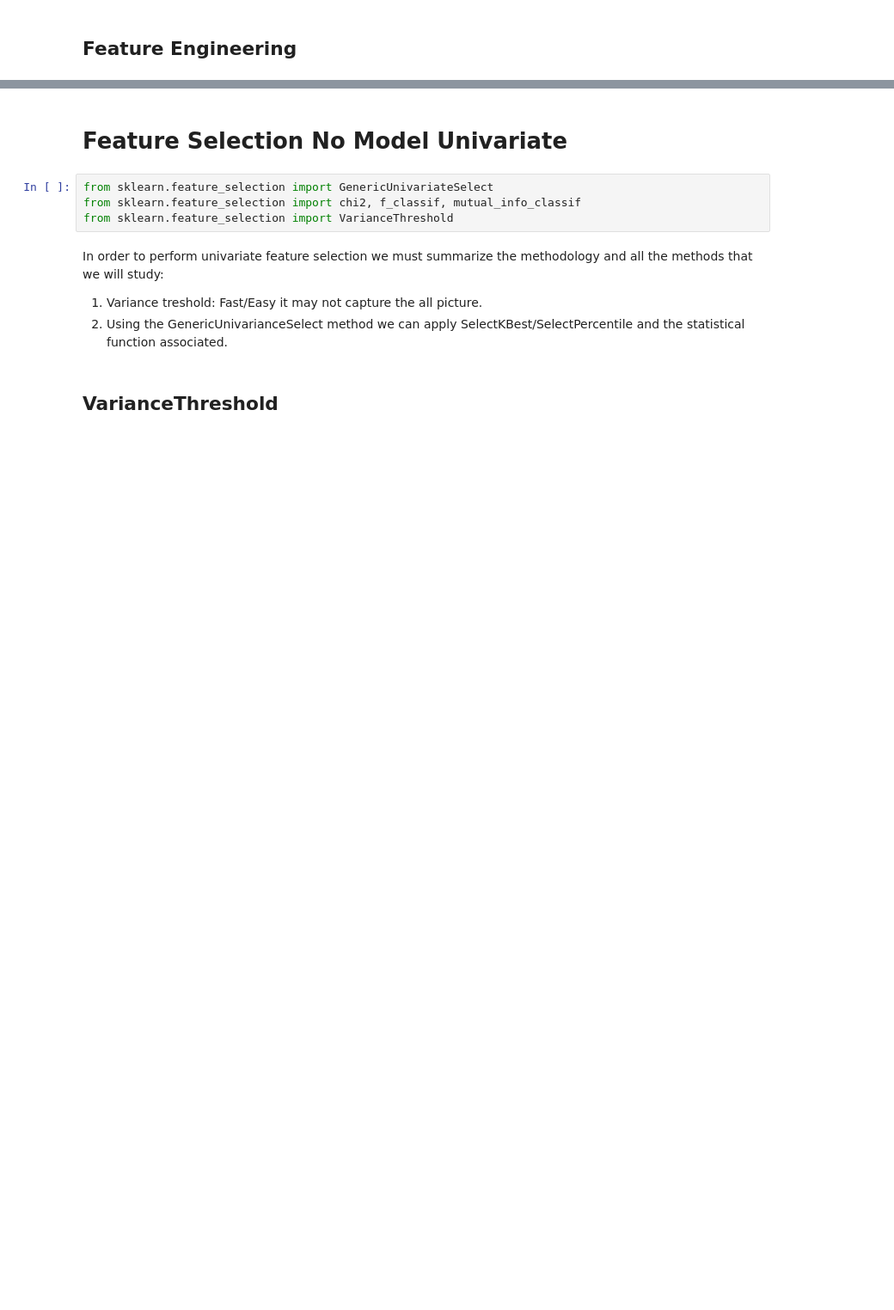
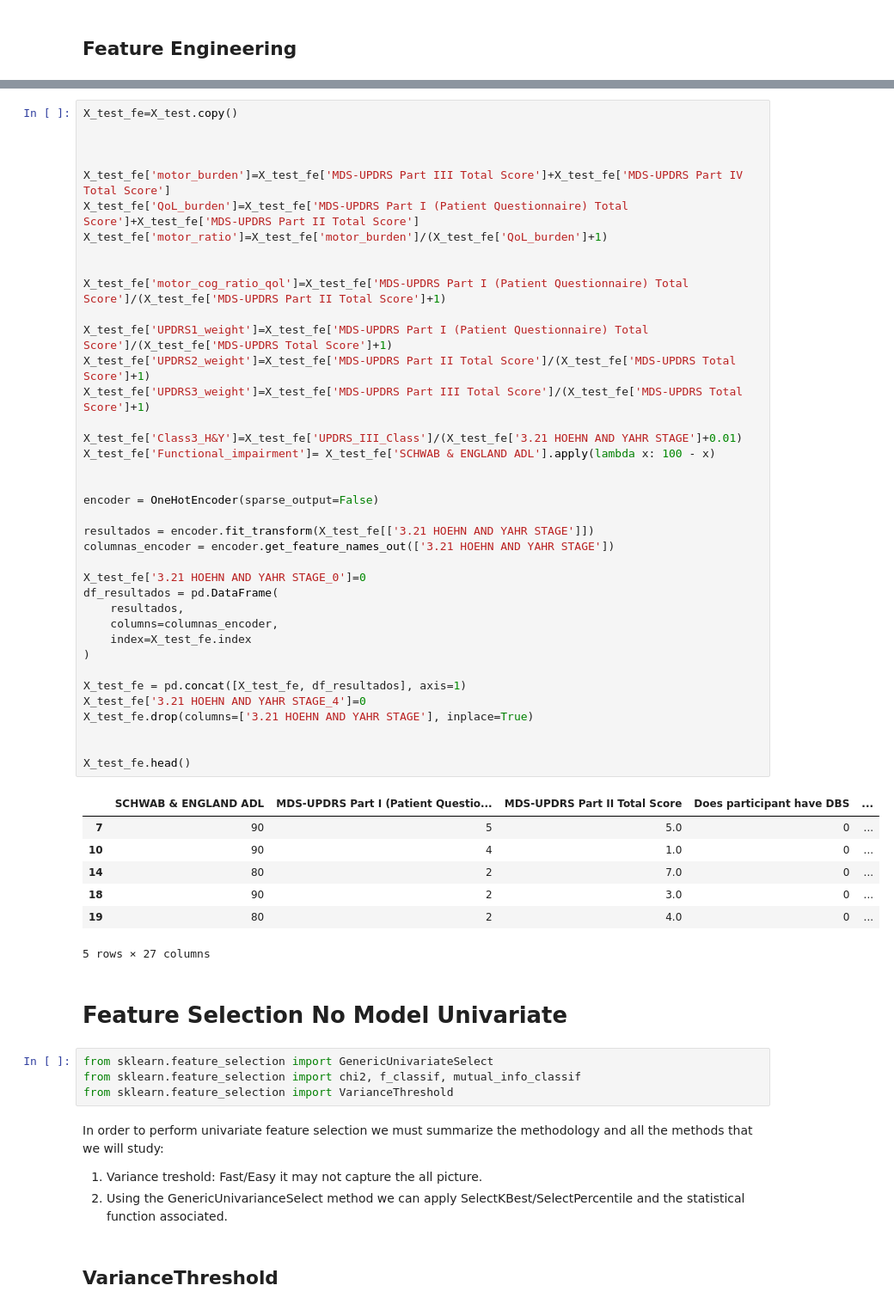
Before and after one commit to fserracrespi/PD_Project_UofL, a Jupyter notebook: PD_DATA/MODELS DEVELOPMENT/MODEL_DEVELOPMENT/Motor_model.ipynb, the cells around one changed output, grey strips where cells are left out. Shown at 86% size. Cells and saved outputs as stored; diff of their text form; blank space fills up the shorter version.

```diff
--- a/PD_DATA/MODELS DEVELOPMENT/MODEL_DEVELOPMENT/Motor_model.ipynb
+++ b/PD_DATA/MODELS DEVELOPMENT/MODEL_DEVELOPMENT/Motor_model.ipynb
@@ -87,6 +91,52 @@ X_train_fe.head()
 | 3 | 90 | 8 | 8.0 | 0 | ... |
 | 4 | 85 | 4 | 9.0 | 0 | ... |
 5 rows × 27 columns
+# %%
+X_test_fe=X_test.copy()
+
+
+
+X_test_fe['motor_burden']=X_test_fe['MDS-UPDRS Part III Total Score']+X_test_fe['MDS-UPDRS Part IV Total Score']
+X_test_fe['QoL_burden']=X_test_fe['MDS-UPDRS Part I (Patient Questionnaire) Total Score']+X_test_fe['MDS-UPDRS Part II Total Score']
+X_test_fe['motor_ratio']=X_test_fe['motor_burden']/(X_test_fe['QoL_burden']+1)
+
+
+X_test_fe['motor_cog_ratio_qol']=X_test_fe['MDS-UPDRS Part I (Patient Questionnaire) Total Score']/(X_test_fe['MDS-UPDRS Part II Total Score']+1)
+
+X_test_fe['UPDRS1_weight']=X_test_fe['MDS-UPDRS Part I (Patient Questionnaire) Total Score']/(X_test_fe['MDS-UPDRS Total Score']+1)
+X_test_fe['UPDRS2_weight']=X_test_fe['MDS-UPDRS Part II Total Score']/(X_test_fe['MDS-UPDRS Total Score']+1)
+X_test_fe['UPDRS3_weight']=X_test_fe['MDS-UPDRS Part III Total Score']/(X_test_fe['MDS-UPDRS Total Score']+1)
+
+X_test_fe['Class3_H&Y']=X_test_fe['UPDRS_III_Class']/(X_test_fe['3.21 HOEHN AND YAHR STAGE']+0.01)
+X_test_fe['Functional_impairment']= X_test_fe['SCHWAB & ENGLAND ADL'].apply(lambda x: 100 - x)
+
+
+encoder = OneHotEncoder(sparse_output=False)
+
+resultados = encoder.fit_transform(X_test_fe[['3.21 HOEHN AND YAHR STAGE']])
+columnas_encoder = encoder.get_feature_names_out(['3.21 HOEHN AND YAHR STAGE'])
+
+X_test_fe['3.21 HOEHN AND YAHR STAGE_0']=0
+df_resultados = pd.DataFrame(
+    resultados,
+    columns=columnas_encoder,
+    index=X_test_fe.index
+)
+
+X_test_fe = pd.concat([X_test_fe, df_resultados], axis=1)
+X_test_fe['3.21 HOEHN AND YAHR STAGE_4']=0
+X_test_fe.drop(columns=['3.21 HOEHN AND YAHR STAGE'], inplace=True)
+
+
+X_test_fe.head()
+# %% [output]
+|  | SCHWAB & ENGLAND ADL | MDS-UPDRS Part I (Patient Questio... | MDS-UPDRS Part II Total Score | Does participant have DBS | ... |
+| 7 | 90 | 5 | 5.0 | 0 | ... |
+| 10 | 90 | 4 | 1.0 | 0 | ... |
+| 14 | 80 | 2 | 7.0 | 0 | ... |
+| 18 | 90 | 2 | 3.0 | 0 | ... |
+| 19 | 80 | 2 | 4.0 | 0 | ... |
+5 rows × 27 columns
 # %% [markdown]
 # Feature Selection No Model Univariate
 # %%
```
Also changed, not shown: parts of 18 cells of this notebook, 5 other files.
